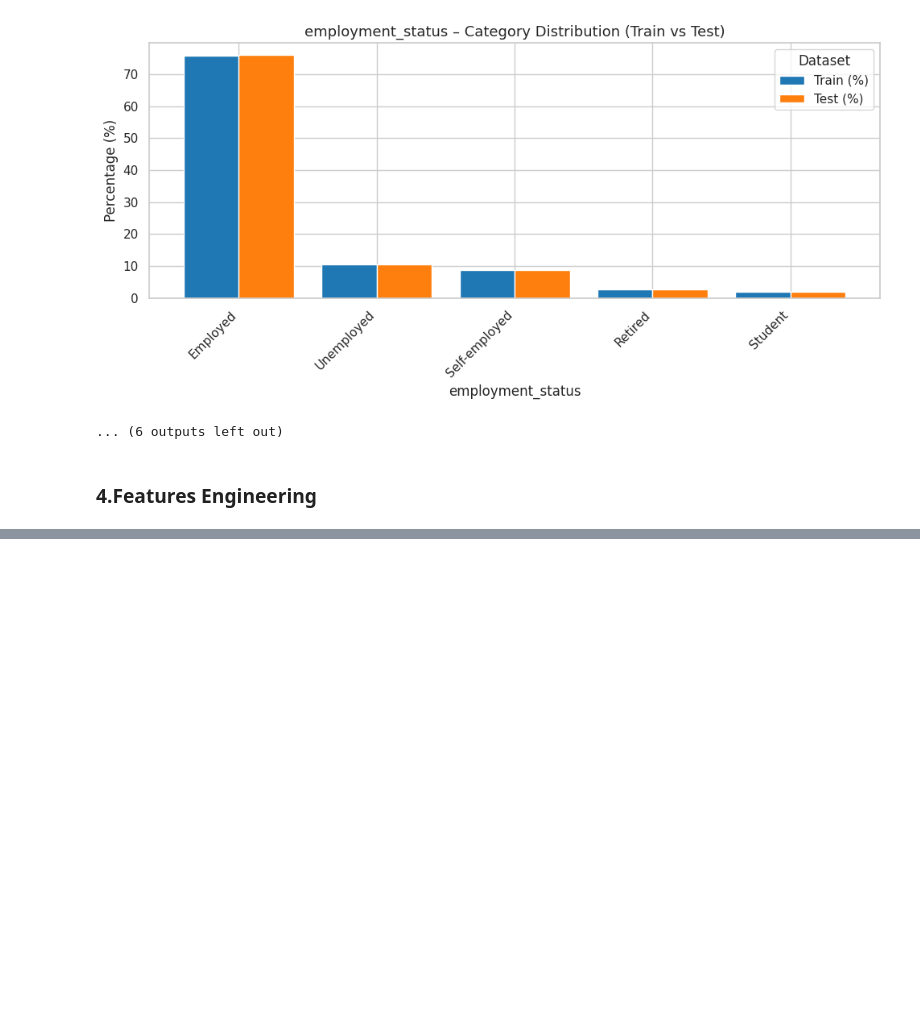
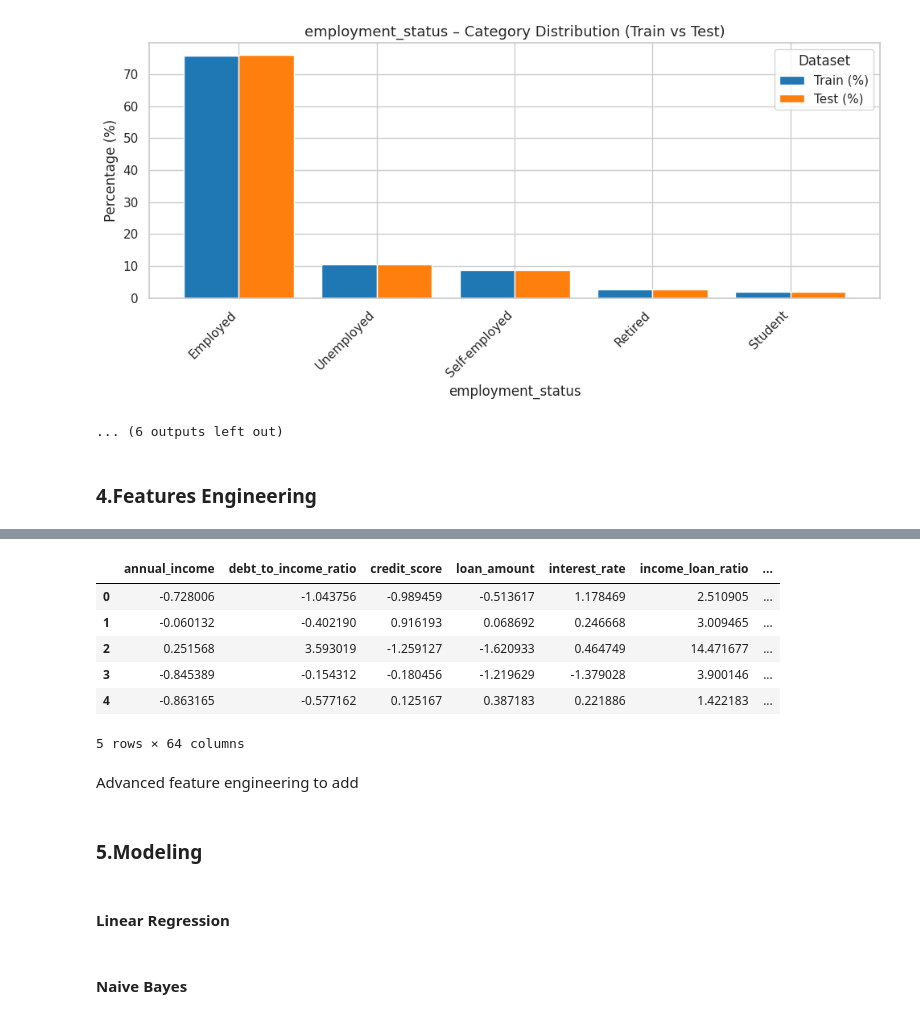
Before and after one commit to NazimKs/Predicting-Loan-Payback-Kaggle-Competition, a Jupyter notebook: predecting_load_payback_kaggle_competition.ipynb, the cells around one changed output, grey strips where cells are left out. Drawn from its saved outputs; the diff is of its cells as text; code cells hidden in the pictures; blank space fills up the shorter version.

Commit message:
adding modeling part in notebook

```diff
--- a/predecting_load_payback_kaggle_competition.ipynb
+++ b/predecting_load_payback_kaggle_competition.ipynb
@@ -579,0 +699,26 @@ Feature: employment_status
+# %%
+# One-Hot Encoding on test_df
+test_df = pd.get_dummies(
+    test_df,
+    columns=cat_cols,
+    drop_first=True
+)
+
+# Convert boolean columns to int (0/1)
+bool_cols_test_df = test_df.select_dtypes(include='bool').columns
+test_df[bool_cols_test_df] = test_df[bool_cols_test_df].astype(int)
+test_df.head()
+# %% [output]
+|  | annual_income | debt_to_income_ratio | credit_score | loan_amount | interest_rate | income_loan_ratio | ... |
+| 0 | -0.728006 | -1.043756 | -0.989459 | -0.513617 | 1.178469 | 2.510905 | ... |
+| 1 | -0.060132 | -0.402190 | 0.916193 | 0.068692 | 0.246668 | 3.009465 | ... |
+| 2 | 0.251568 | 3.593019 | -1.259127 | -1.620933 | 0.464749 | 14.471677 | ... |
+| 3 | -0.845389 | -0.154312 | -0.180456 | -1.219629 | -1.379028 | 3.900146 | ... |
+| 4 | -0.863165 | -0.577162 | 0.125167 | 0.387183 | 0.221886 | 1.422183 | ... |
+5 rows × 64 columns
+# %% [markdown]
+Advanced feature engineering to add
+# %% [markdown]
+### 5.Modeling
+# %% [markdown]
+#### Linear Regression
@@ -579,0 +746,2 @@ Feature: employment_status
+# %% [markdown]
+#### Naive Bayes
```
Also changed, not shown: parts of 18 cells of this notebook, 4 other files.
